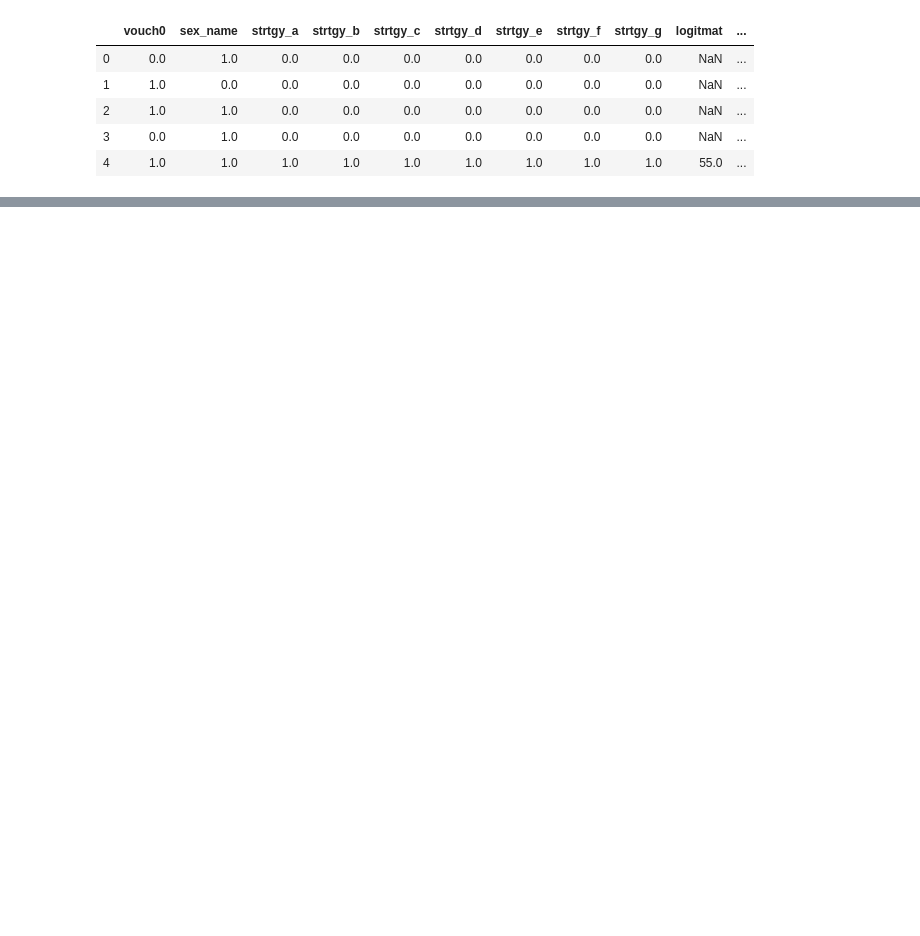
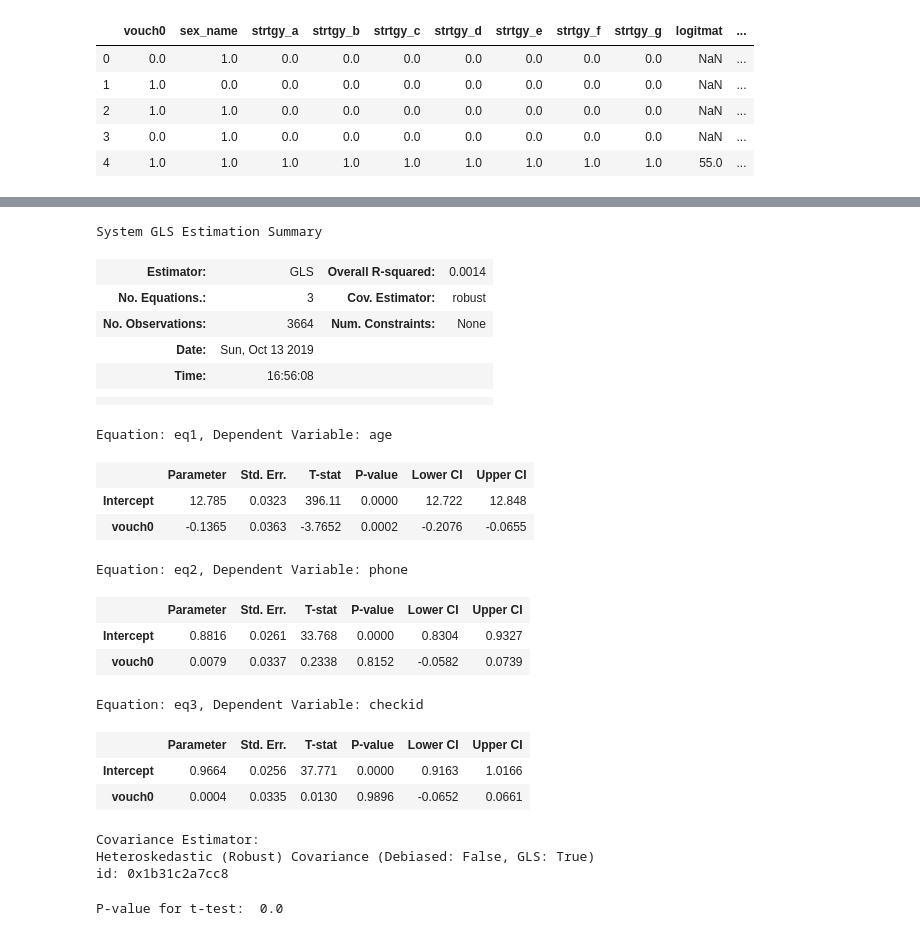
Before and after one commit to saurabh-khanna/experimental-analysis, a Jupyter notebook: ps1_code.ipynb, the cells around one changed output, grey strips where cells are left out. Drawn from its saved outputs; the diff is of its cells as text; code cells hidden in the pictures; blank space fills up the shorter version.

```diff
--- a/ps1_code.ipynb
+++ b/ps1_code.ipynb
@@ -264,3 +266,8 @@ OLS Regression Results
 | Kurtosis: | 6.196 | Cond. No. | 2.88 |
 Warnings:
 [1] Standard Errors assume that the covariance matrix of the errors is correctly specified.
+# %%
+# 3b: Seemingly unrelated regression (SUR)
+formula = {'eq1': 'age ~ 1 + vouch0', 'eq2': 'phone ~ 1 + vouch0', 'eq3': 'checkid ~ 1 + vouch0'}
+SUR.from_formula(formula, df).fit()
+# %% [output]
@@ -267,3 +276,31 @@ Warnings:
+System GLS Estimation Summary
+| Estimator: | GLS | Overall R-squared: | 0.0014 |
+| No. Equations.: | 3 | Cov. Estimator: | robust |
+| No. Observations: | 3664 | Num. Constraints: | None |
+| Date: | Sun, Oct 13 2019 |  |  |
+| Time: | 16:56:08 |  |  |
+|  |  |  |  |
+|  |  |  |  |
+Equation: eq1, Dependent Variable: age
+|  | Parameter | Std. Err. | T-stat | P-value | Lower CI | Upper CI |
+| Intercept | 12.785 | 0.0323 | 396.11 | 0.0000 | 12.722 | 12.848 |
+| vouch0 | -0.1365 | 0.0363 | -3.7652 | 0.0002 | -0.2076 | -0.0655 |
+Equation: eq2, Dependent Variable: phone
+|  | Parameter | Std. Err. | T-stat | P-value | Lower CI | Upper CI |
+| Intercept | 0.8816 | 0.0261 | 33.768 | 0.0000 | 0.8304 | 0.9327 |
+| vouch0 | 0.0079 | 0.0337 | 0.2338 | 0.8152 | -0.0582 | 0.0739 |
+Equation: eq3, Dependent Variable: checkid
+|  | Parameter | Std. Err. | T-stat | P-value | Lower CI | Upper CI |
+| Intercept | 0.9664 | 0.0256 | 37.771 | 0.0000 | 0.9163 | 1.0166 |
+| vouch0 | 0.0004 | 0.0335 | 0.0130 | 0.9896 | -0.0652 | 0.0661 |
+Covariance Estimator:
+Heteroskedastic (Robust) Covariance (Debiased: False, GLS: True)
+id: 0x1b31c2a7cc8
+# %%
+df_sur = df['vouch0']
+print("P-value for t-test: ", stats.ttest_1samp(df_sur.values, 0, nan_policy = 'omit').pvalue)
+# %% [output]
+P-value for t-test:  0.0
 # %%
 # 3c
 smf.ols(formula = 'strtgy_a ~ C(vouch0)', data = df).fit().summary()
```
Also changed, not shown: parts of 26 cells of this notebook.
